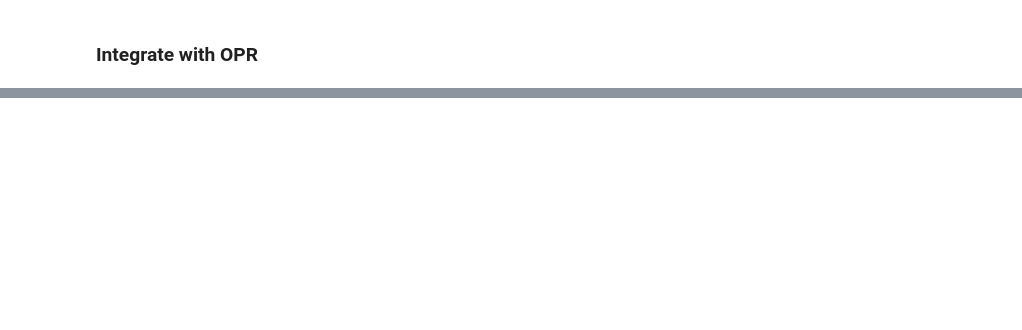
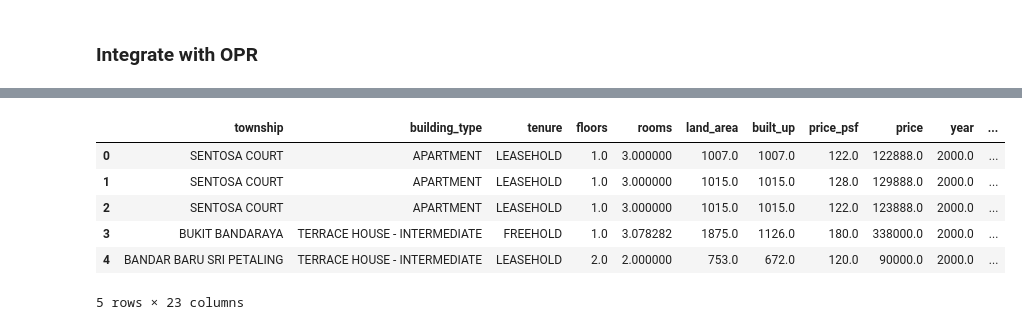
Before and after one commit to yuenherny/kl-house-price-forecasting, a Jupyter notebook: notebooks/Transactions - 05 Data Integration.ipynb, the cells around one changed output, grey strips where cells are left out. Saved outputs shown, nothing was run; the diff lists cells and outputs as text; code cells hidden in the pictures; blank space fills up the shorter version.

Commit message:
Integrate transactions data with econ indicators

```diff
--- a/notebooks/Transactions - 05 Data Integration.ipynb
+++ b/notebooks/Transactions - 05 Data Integration.ipynb
@@ -1080,2 +1141,5 @@ df_transactions.to_parquet(TRANSFORMED_DATA_DIR / 'transactions_KL_ckpt6_decoded
 # %% [markdown]
 ### Integrate with unemployment rate
+# %%
+df_transactions = df_transactions.merge(df_unemployment[['year', 'u_rate']], left_on='year', right_on='year', how='left')
+df_transactions.head()
@@ -1082,2 +1153,7 @@ df_transactions.to_parquet(TRANSFORMED_DATA_DIR / 'transactions_KL_ckpt6_decoded
 # %% [markdown]
 ### Integrate with population
+# %%
+df_transactions = df_transactions.merge(df_population[['Year', "Total ('000)"]], left_on='year', right_on='Year', how='left')
+df_transactions = df_transactions.drop(columns=['Year'])
+df_transactions = df_transactions.rename(columns={"Total ('000)": 'population_thousands'})
+df_transactions.head()
@@ -1084,2 +1167,7 @@ df_transactions.to_parquet(TRANSFORMED_DATA_DIR / 'transactions_KL_ckpt6_decoded
 # %% [markdown]
 ### Integrate with crime rate
+# %%
+df_transactions = df_transactions.merge(df_crime_combined, left_on='year', right_on='Year', how='left')
+df_transactions = df_transactions.drop(columns=['Year'])
+df_transactions = df_transactions.rename(columns={'Number of Crime': 'number_of_crime'})
+df_transactions.head()
@@ -1086,2 +1182,9 @@ df_transactions.to_parquet(TRANSFORMED_DATA_DIR / 'transactions_KL_ckpt6_decoded
 # %% [markdown]
 ### Integrate with OPR
+# %%
+df_transactions['date'] = pd.to_datetime({
+    'year': df_transactions['year'],
+    'month': df_transactions['month'],
+    'day': df_transactions['day']
+})
+df_transactions.head()
@@ -1087,0 +1199,14 @@ df_transactions.to_parquet(TRANSFORMED_DATA_DIR / 'transactions_KL_ckpt6_decoded
+# %%
+df_transactions = df_transactions.sort_values(by='date')
+df_opr_interpolated = df_opr_interpolated.sort_values(by='date')
+
+df_transactions = pd.merge_asof(df_transactions, df_opr_interpolated[['date', 'new_opr_percentage']], on='date', direction='backward')
+df_transactions.head()
+# %% [output]
+|  | township | building_type | tenure | floors | rooms | land_area | built_up | price_psf | price | year | ... |
+| 0 | SENTOSA COURT | APARTMENT | LEASEHOLD | 1.0 | 3.000000 | 1007.0 | 1007.0 | 122.0 | 122888.0 | 2000.0 | ... |
+| 1 | SENTOSA COURT | APARTMENT | LEASEHOLD | 1.0 | 3.000000 | 1015.0 | 1015.0 | 128.0 | 129888.0 | 2000.0 | ... |
+| 2 | SENTOSA COURT | APARTMENT | LEASEHOLD | 1.0 | 3.000000 | 1015.0 | 1015.0 | 122.0 | 123888.0 | 2000.0 | ... |
+| 3 | BUKIT BANDARAYA | TERRACE HOUSE - INTERMEDIATE | FREEHOLD | 1.0 | 3.078282 | 1875.0 | 1126.0 | 180.0 | 338000.0 | 2000.0 | ... |
+| 4 | BANDAR BARU SRI PETALING | TERRACE HOUSE - INTERMEDIATE | LEASEHOLD | 2.0 | 2.000000 | 753.0 | 672.0 | 120.0 | 90000.0 | 2000.0 | ... |
+5 rows × 23 columns
```
Also changed, not shown: parts of 38 cells of this notebook.
